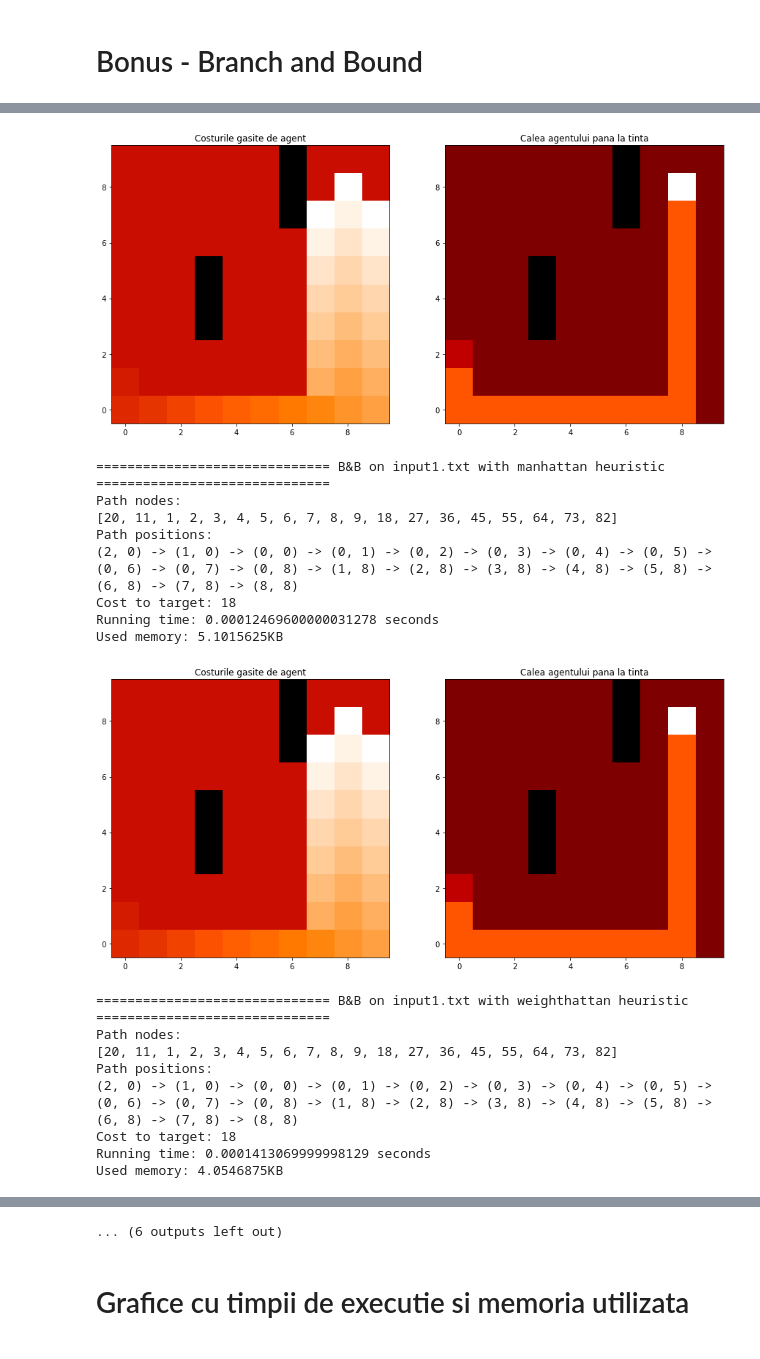
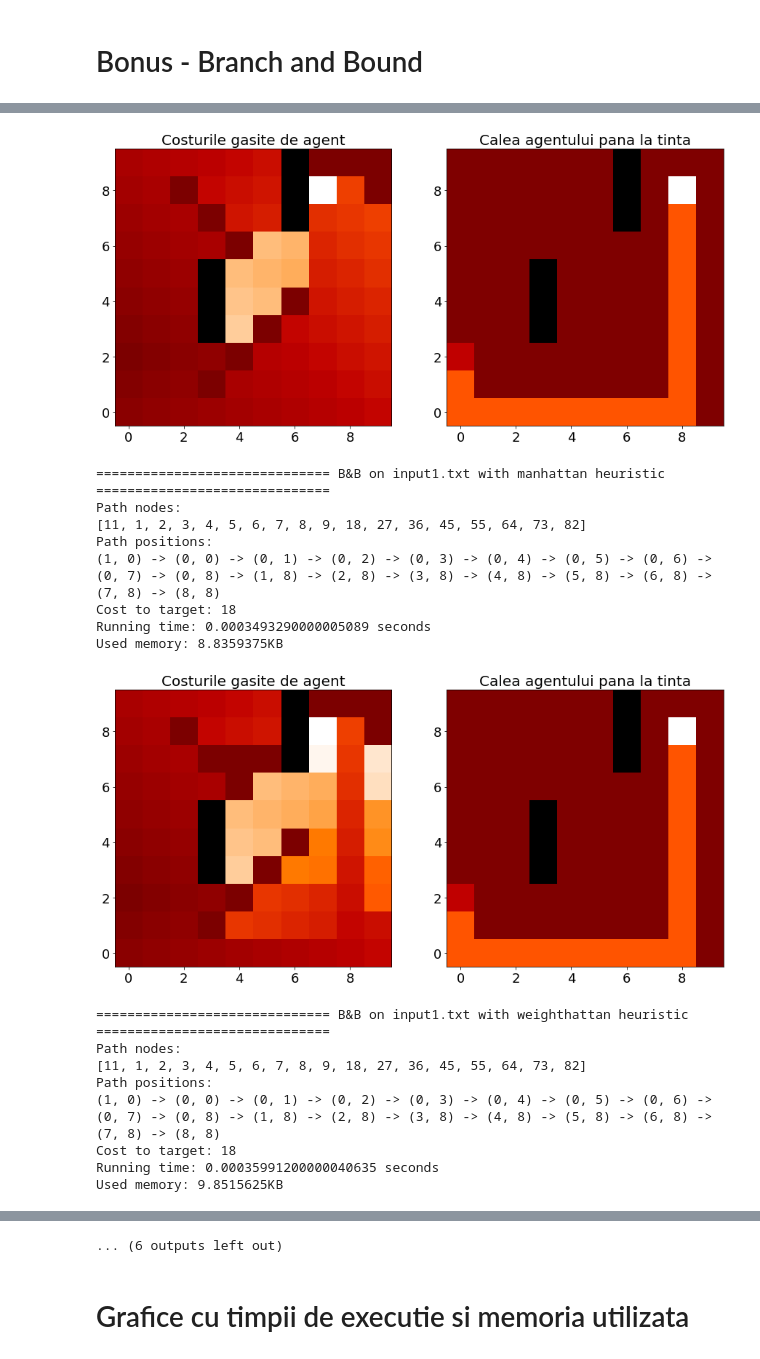
Before and after one commit to edwardcodarcea/IA, a Jupyter notebook: Teme/Tema1/Teodor-Stefan_Dutu__341C3__Tema1_IA.ipynb, the cells around one changed output, grey strips where cells are left out. Drawn from its saved outputs; the diff is of its cells as text; code cells hidden in the pictures.

Commit message:
[Tema 1] Corectare grafice si costuri

```diff
--- a/Teme/Tema1/Teodor-Stefan_Dutu__341C3__Tema1_IA.ipynb
+++ b/Teme/Tema1/Teodor-Stefan_Dutu__341C3__Tema1_IA.ipynb
@@ -113,7 +113,7 @@ def weighthattan(env, node):
 INPUT_FILES = ["inputs/input1.txt", "inputs/input2.txt", "inputs/input3.txt"]
 
 HEURISTICS = {
-    "euclidean": euclid,
+    "euclid": euclid,
     "manhattan": manhattan,
     "weighthattan": weighthattan
 }
@@ -130,6 +130,10 @@ PERFORMANCE_METRICS = {
 ## Functii pentru afisarea rezultatelor
 # %%
 import matplotlib.pyplot as plt
+
+
+plt.rc('xtick',labelsize=18)
+plt.rc('ytick',labelsize=18)
 
 
 def _get_real_path(path, env):
@@ -146,7 +150,7 @@ def _plot_costs(axis, map_size, env, costs):
             if (c, r) in env.obsts:
                 cost_map[c][r] = -20
 
-    axis.set_title("Costurile gasite de agent")
+    axis.set_title("Costurile gasite de agent", fontsize=20)
     axis.imshow(cost_map, cmap="gist_heat", interpolation="nearest",
         origin="lower")
 
@@ -164,7 +168,7 @@ def _plot_path(axis, map_size, env, path):
     cost_map[env.nodes[env.target][0]][env.nodes[env.target][1]] = 60
     cost_map[env.nodes[env.start][0]][env.nodes[env.start][1]] = 30
 
-    axis.set_title("Calea agentului pana la tinta")
+    axis.set_title("Calea agentului pana la tinta", fontsize=20)
     axis.imshow(cost_map, cmap="gist_heat", interpolation="nearest",
         origin="lower")
 
@@ -194,7 +198,7 @@ import tracemalloc
 
 
 def run(alg, alg_name, input_file, heur=None, heur_name=None):
-    env = ENVS[input_file]
+    env = Environment(input_file)
 
     # Algoritmul e rulat de 2 ori, deoarece hookurile facute de `tracemalloc`
     # incetinesc algoritmul, ceea ce corupe masuratoarea de timp
@@ -462,6 +466,6 @@ def lrta(env, h):
 for file in INPUT_FILES:
     for h_name, h_func in HEURISTICS.items():
         print(f"============================== LRTA* on {basename(file)} with {h_name} heuristic ==============================")
-        PERFORMANCE_METRICS["LRTA*"][basename(file)][h_name] = run(ida, "LRTA*", file, h_func, h_name)
+        PERFORMANCE_METRICS["LRTA*"][basename(file)][h_name] = run(lrta, "LRTA*", file, h_func, h_name)
         print("\n")
 # %% [output]
@@ -523,6 +527,9 @@ Used memory: 9.890625KB
 # %% [markdown]
 # Bonus - Branch and Bound
 # %%
+from copy import deepcopy
+
+
 def _bnb_traversal(env, node, path, cost, h, visited):
     global limit
     global best_path
@@ -561,6 +568,6 @@ def bnb(env, h):
 for file in INPUT_FILES:
     for h_name, h_func in HEURISTICS.items():
         print(f"============================== B&B on {basename(file)} with {h_name} heuristic ==============================")
-        PERFORMANCE_METRICS["B&B"][basename(file)][h_name] = run(ida, "B&B", file, h_func, h_name)
+        PERFORMANCE_METRICS["B&B"][basename(file)][h_name] = run(bnb, "B&B", file, h_func, h_name)
         print("\n")
 # %% [output]
@@ -575,18 +582,18 @@ Used memory: 11.109375KB
-[figure, old version]
+[figure, new version]
 ============================== B&B on input1.txt with manhattan heuristic ==============================
 Path nodes:
-[20, 11, 1, 2, 3, 4, 5, 6, 7, 8, 9, 18, 27, 36, 45, 55, 64, 73, 82]
+[11, 1, 2, 3, 4, 5, 6, 7, 8, 9, 18, 27, 36, 45, 55, 64, 73, 82]
 Path positions:
-(2, 0) -> (1, 0) -> (0, 0) -> (0, 1) -> (0, 2) -> (0, 3) -> (0, 4) -> (0, 5) -> (0, 6) -> (0, 7) -> (0, 8) -> (1, 8) -> (2, 8) -> (3, 8) -> (4, 8) -> (5, 8) -> (6, 8) -> (7, 8) -> (8, 8)
+(1, 0) -> (0, 0) -> (0, 1) -> (0, 2) -> (0, 3) -> (0, 4) -> (0, 5) -> (0, 6) -> (0, 7) -> (0, 8) -> (1, 8) -> (2, 8) -> (3, 8) -> (4, 8) -> (5, 8) -> (6, 8) -> (7, 8) -> (8, 8)
 Cost to target: 18
-Running time: 0.00012469600000031278 seconds
-Used memory: 5.1015625KB
+Running time: 0.0003493290000005089 seconds
+Used memory: 8.8359375KB
-[figure, old version]
+[figure, new version]
 ============================== B&B on input1.txt with weighthattan heuristic ==============================
 Path nodes:
-[20, 11, 1, 2, 3, 4, 5, 6, 7, 8, 9, 18, 27, 36, 45, 55, 64, 73, 82]
+[11, 1, 2, 3, 4, 5, 6, 7, 8, 9, 18, 27, 36, 45, 55, 64, 73, 82]
 Path positions:
-(2, 0) -> (1, 0) -> (0, 0) -> (0, 1) -> (0, 2) -> (0, 3) -> (0, 4) -> (0, 5) -> (0, 6) -> (0, 7) -> (0, 8) -> (1, 8) -> (2, 8) -> (3, 8) -> (4, 8) -> (5, 8) -> (6, 8) -> (7, 8) -> (8, 8)
+(1, 0) -> (0, 0) -> (0, 1) -> (0, 2) -> (0, 3) -> (0, 4) -> (0, 5) -> (0, 6) -> (0, 7) -> (0, 8) -> (1, 8) -> (2, 8) -> (3, 8) -> (4, 8) -> (5, 8) -> (6, 8) -> (7, 8) -> (8, 8)
 Cost to target: 18
-Running time: 0.0001413069999998129 seconds
-Used memory: 4.0546875KB
+Running time: 0.00035991200000040635 seconds
+Used memory: 9.8515625KB
```
Also changed, not shown: parts of 5 cells of this notebook.
